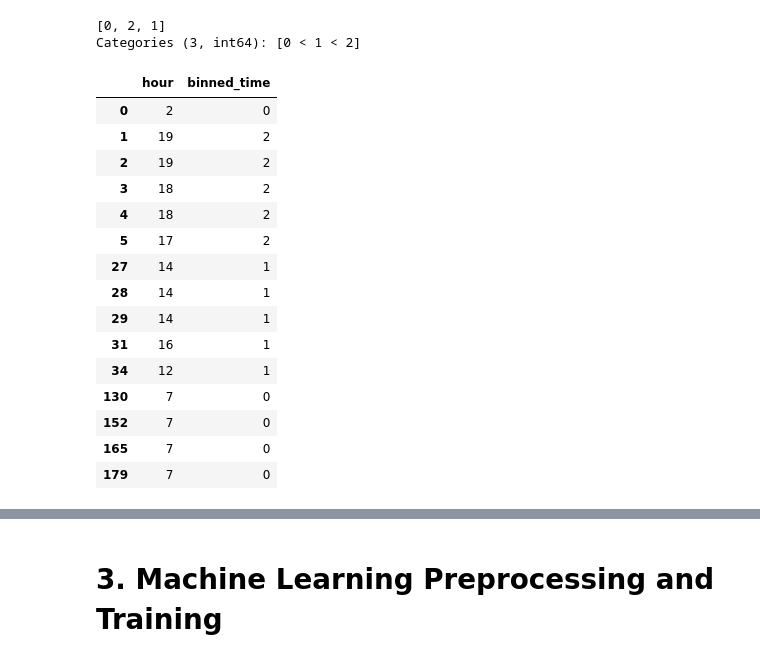
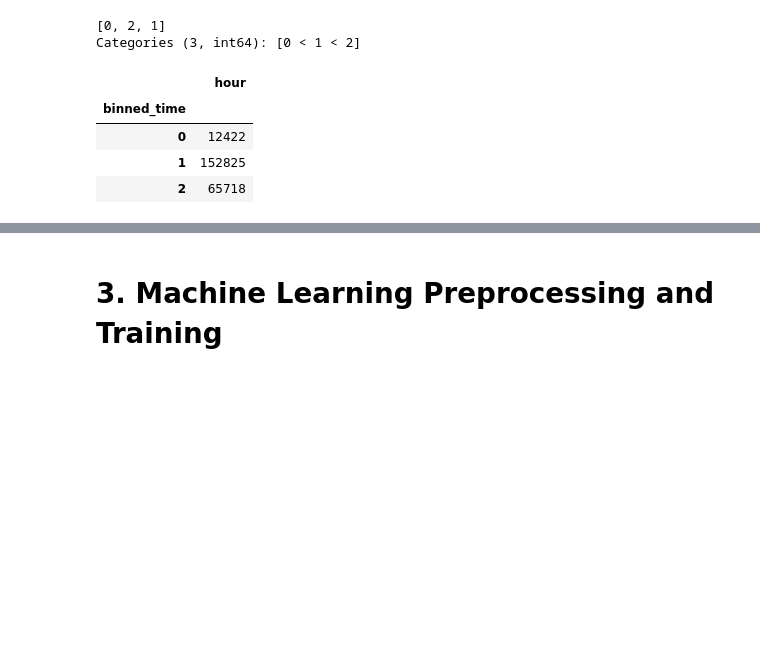
Before and after one commit to Djadih/Complex-Networks-Colocations, a Jupyter notebook: time_prediction.ipynb, the cells around one changed output, grey strips where cells are left out. Saved outputs shown, nothing was run; the diff lists cells and outputs as text; code cells hidden in the pictures; blank space fills up the shorter version.

```diff
--- a/time_prediction.ipynb
+++ b/time_prediction.ipynb
@@ -183,25 +183,14 @@ encoded_df_pos["binned_time"].unique()
 [0, 2, 1]
 Categories (3, int64): [0 < 1 < 2]
 # %%
-encoded_df_pos[["hour", "binned_time"]].groupby("binned_time", dropna = False).head()
+encoded_df_pos[["hour", "binned_time"]].groupby("binned_time", dropna = False).count()
 # encoded_df_pos[["hour", "binned_time"]].groupby("hour").count()
 # %% [output]
-|  | hour | binned_time |
-| 0 | 2 | 0 |
-| 1 | 19 | 2 |
-| 2 | 19 | 2 |
-| 3 | 18 | 2 |
-| 4 | 18 | 2 |
-| 5 | 17 | 2 |
-| 27 | 14 | 1 |
-| 28 | 14 | 1 |
-| 29 | 14 | 1 |
-| 31 | 16 | 1 |
-| 34 | 12 | 1 |
-| 130 | 7 | 0 |
-| 152 | 7 | 0 |
-| 165 | 7 | 0 |
-| 179 | 7 | 0 |
+|  | hour |
+| binned_time |  |
+| 0 | 12422 |
+| 1 | 152825 |
+| 2 | 65718 |
 # %%
 encoded_df_pos.head()
 # %% [output]
```
Also changed, not shown: parts of 5 cells of this notebook.
